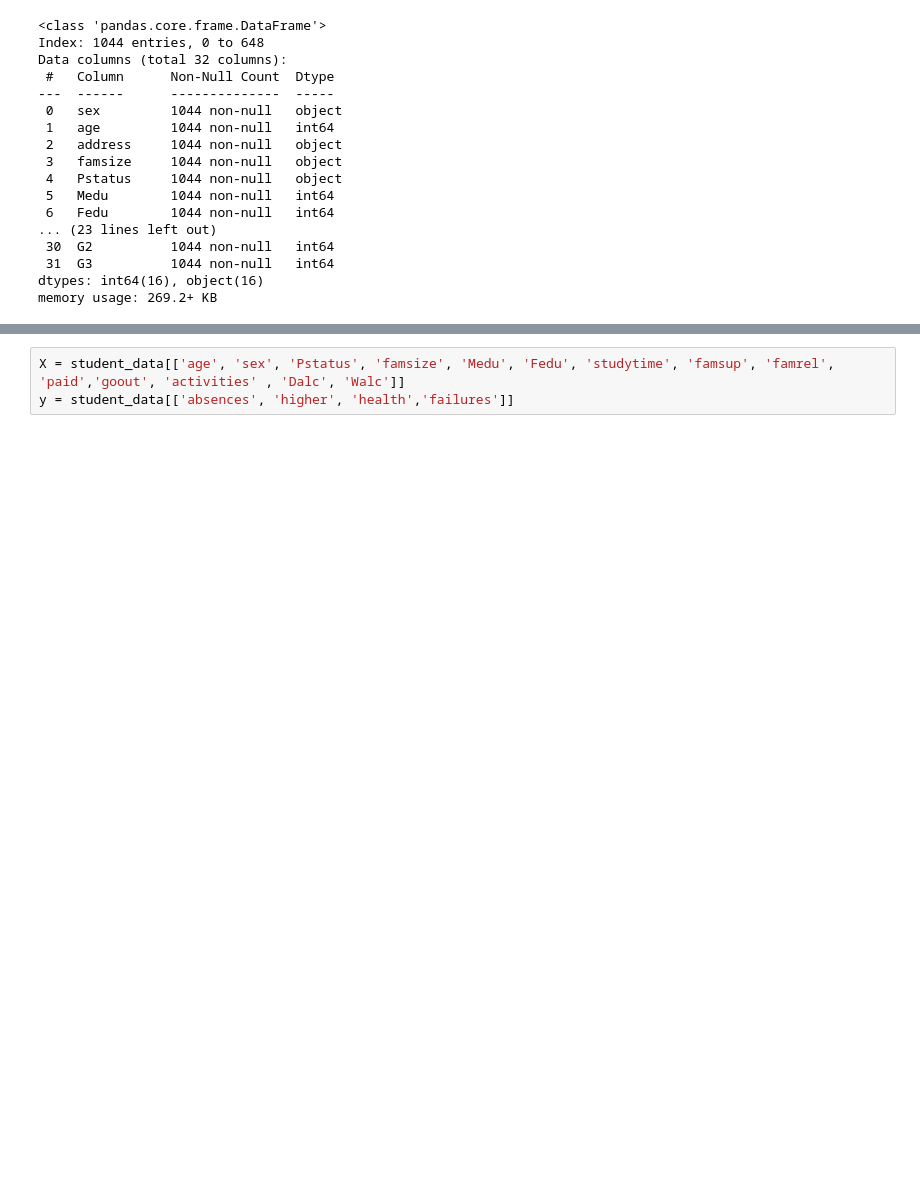
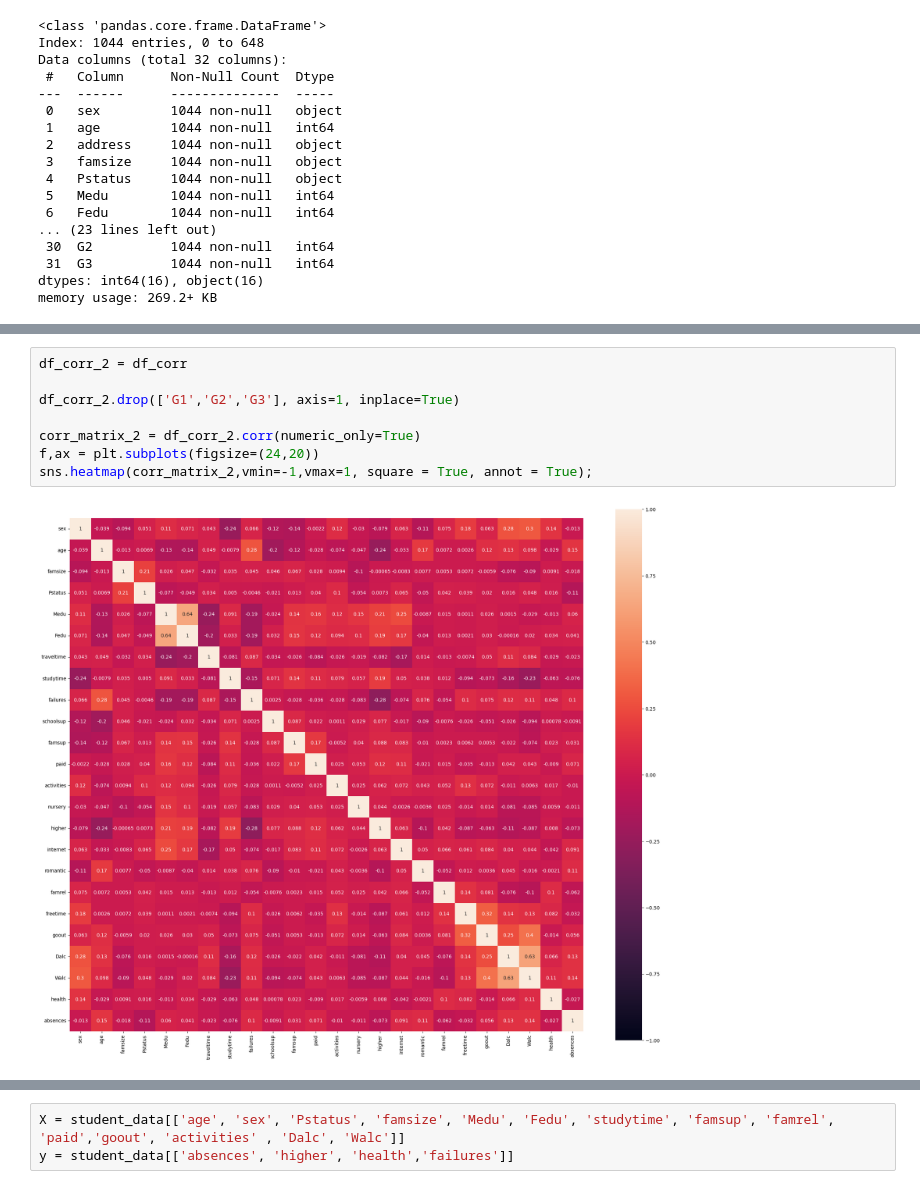
Before and after one commit to Nuno23C/DAA-TP, a Jupyter notebook: student.ipynb, the cells around one changed output, grey strips where cells are left out. Saved outputs shown, nothing was run; the diff lists cells and outputs as text; blank space fills up the shorter version.

```diff
--- a/student.ipynb
+++ b/student.ipynb
@@ -107,0 +156,10 @@ memory usage: 269.2+ KB
+# %%
+df_corr_2 = df_corr
+
+df_corr_2.drop(['G1','G2','G3'], axis=1, inplace=True)
+
+corr_matrix_2 = df_corr_2.corr(numeric_only=True)
+f,ax = plt.subplots(figsize=(24,20))
+sns.heatmap(corr_matrix_2,vmin=-1,vmax=1, square = True, annot = True);
+# %% [output]
+[figure, added]
```
Also changed, not shown: parts of 10 cells of this notebook, 1 other file.
